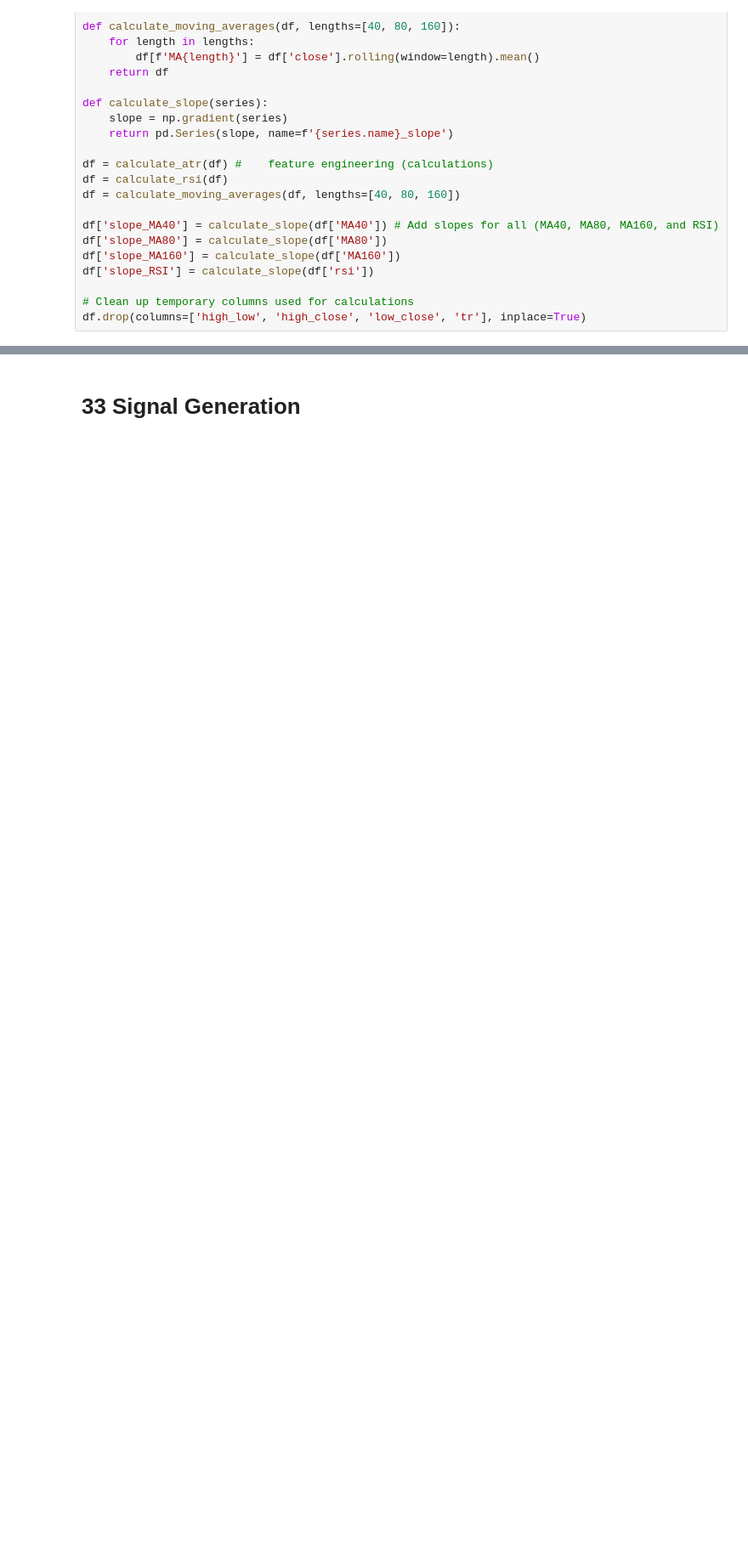
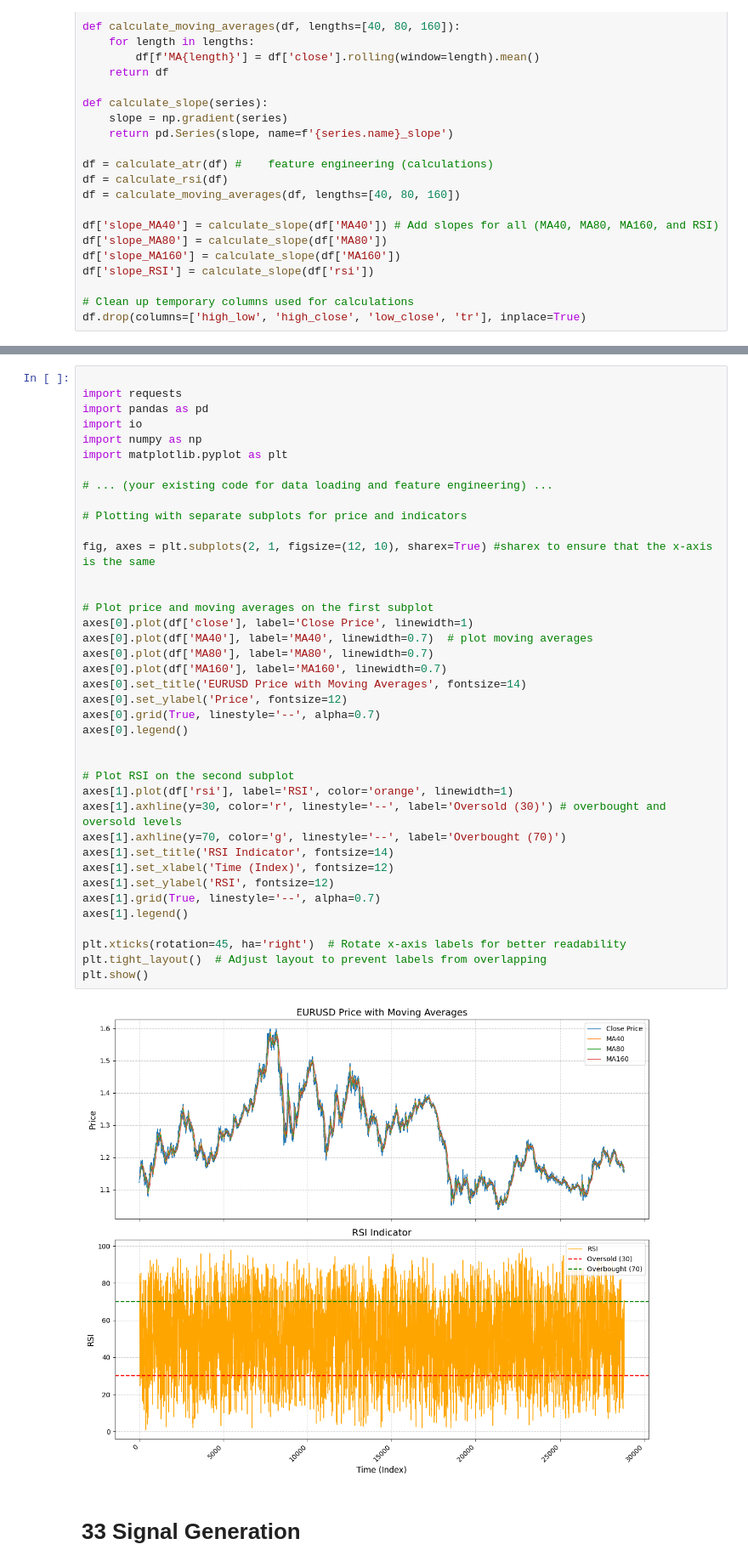
Before and after one commit to Khajavi8056/Hip, a Jupyter notebook: pres_bot_Trading99.ipynb, the cells around one changed output, grey strips where cells are left out. Shown at 85% size. Saved outputs shown, nothing was run; the diff lists cells and outputs as text; blank space fills up the shorter version.

```diff
--- a/pres_bot_Trading99.ipynb
+++ b/pres_bot_Trading99.ipynb
@@ -74,6 +154,47 @@ df.tail()
 | 28823 | 15.10.2021 09:00:00.000 | 1.16033 | 1.16124 | 1.15892 | 1.15923 | 14914.33 | 0.002039 | 60.939227 | 1.156853 | 1.158880 | 1.167604 | ... |
 | 28824 | 15.10.2021 13:00:00.000 | 1.15923 | 1.16103 | 1.15893 | 1.15953 | 20002.53 | 0.002070 | 60.765816 | 1.156944 | 1.158774 | 1.167468 | ... |
 | 28825 | 15.10.2021 17:00:00.000 | 1.15952 | 1.16060 | 1.15933 | 1.16040 | 5620.05 | 0.001965 | 67.388826 | 1.157065 | 1.158678 | 1.167336 | ... |
+# %%
+
+import requests
+import pandas as pd
+import io
+import numpy as np
+import matplotlib.pyplot as plt
+
+# ... (your existing code for data loading and feature engineering) ...
+
+# Plotting with separate subplots for price and indicators
+
+fig, axes = plt.subplots(2, 1, figsize=(12, 10), sharex=True) #sharex to ensure that the x-axis is the same
+
+
+# Plot price and moving averages on the first subplot
+axes[0].plot(df['close'], label='Close Price', linewidth=1)
+axes[0].plot(df['MA40'], label='MA40', linewidth=0.7)  # plot moving averages
+axes[0].plot(df['MA80'], label='MA80', linewidth=0.7)
+axes[0].plot(df['MA160'], label='MA160', linewidth=0.7)
+axes[0].set_title('EURUSD Price with Moving Averages', fontsize=14)
+axes[0].set_ylabel('Price', fontsize=12)
+axes[0].grid(True, linestyle='--', alpha=0.7)
+axes[0].legend()
+
+
+# Plot RSI on the second subplot
+axes[1].plot(df['rsi'], label='RSI', color='orange', linewidth=1)
+axes[1].axhline(y=30, color='r', linestyle='--', label='Oversold (30)') # overbought and oversold levels
+axes[1].axhline(y=70, color='g', linestyle='--', label='Overbought (70)')
+axes[1].set_title('RSI Indicator', fontsize=14)
+axes[1].set_xlabel('Time (Index)', fontsize=12)
+axes[1].set_ylabel('RSI', fontsize=12)
+axes[1].grid(True, linestyle='--', alpha=0.7)
+axes[1].legend()
+
+plt.xticks(rotation=45, ha='right')  # Rotate x-axis labels for better readability
+plt.tight_layout()  # Adjust layout to prevent labels from overlapping
+plt.show()
+# %% [output]
+[figure, added]
 # %% [markdown]
 # 33 Signal Generation
 # %%
```
Also changed, not shown: parts of 5 cells of this notebook.
